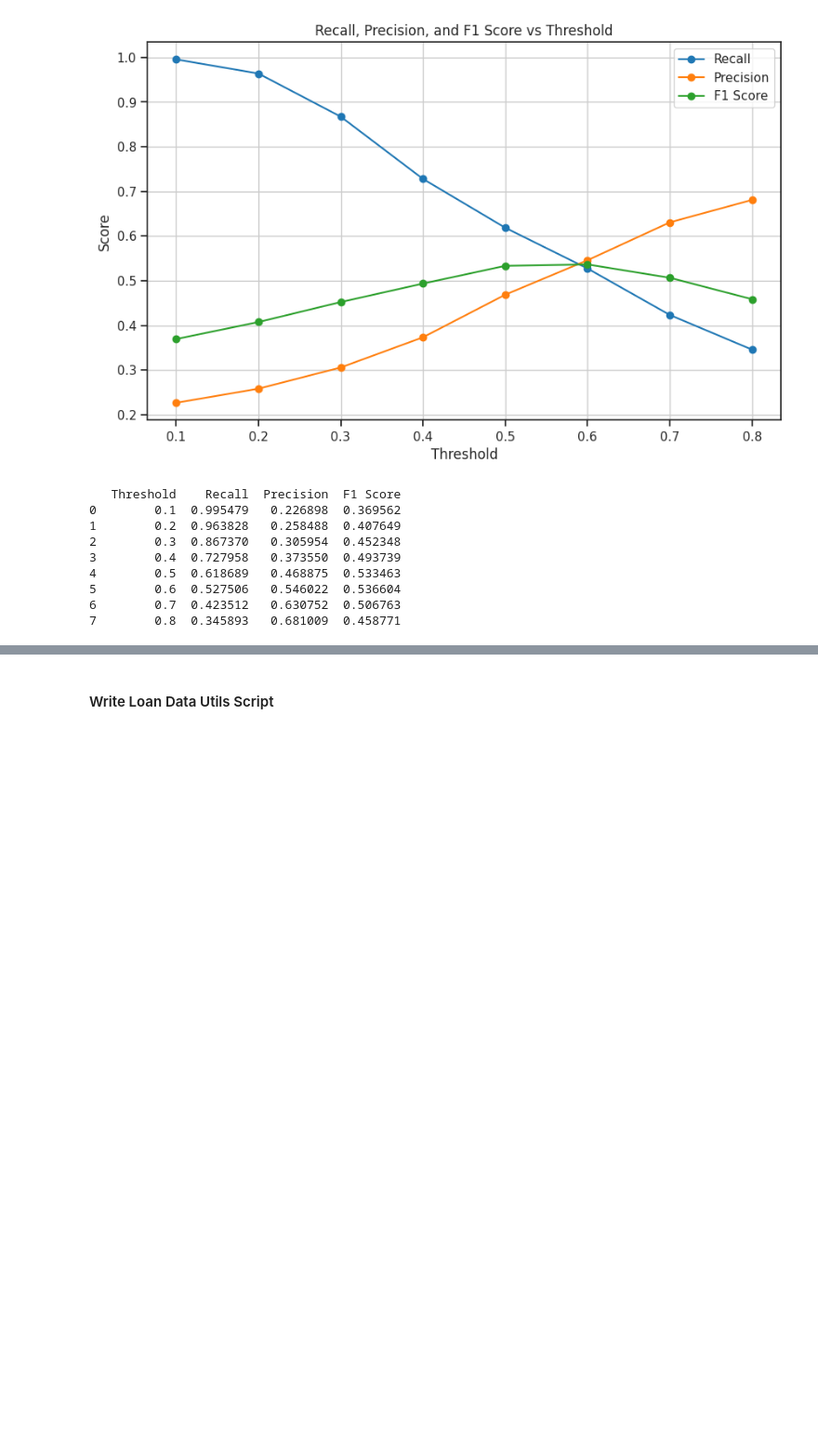
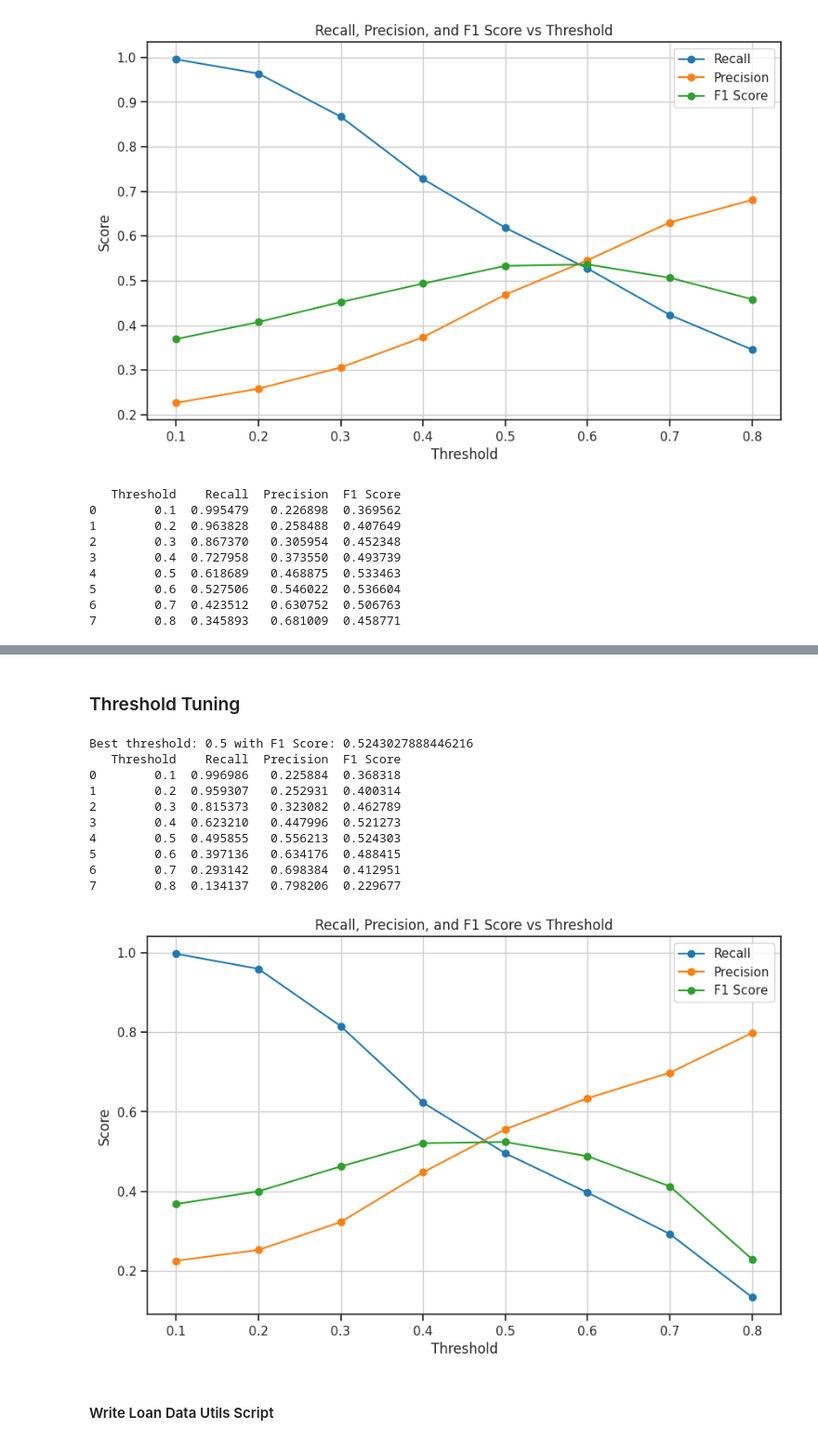
Before and after one commit to micah-shull/Machine_Learning_Pipelines, a Jupyter notebook: pipelines_16_ensemble_02_stacking_02.ipynb, the cells around one changed output, grey strips where cells are left out. Shown: that part at 93% size. Drawn from its saved outputs; the diff is of its cells as text; code cells hidden in the pictures; blank space fills up the shorter version.

Commit message:
Add threshold and hyperparameter tuning to improve performance. Interpret results.

```diff
--- a/pipelines_16_ensemble_02_stacking_02.ipynb
+++ b/pipelines_16_ensemble_02_stacking_02.ipynb
@@ -410,3 +684,69 @@ print(scores_df)
+# %% [markdown]
+### Threshold Tuning
+# %%
+import numpy as np
+from sklearn.metrics import f1_score, recall_score, precision_score
+
+# Define thresholds for fine-tuning
+fine_thresholds = np.arange(0.1, 0.9, 0.1)
+f1_scores = []
+recall_scores = []
+precision_scores = []
+
+best_threshold = 0.25
+best_f1 = 0
+
+for threshold in fine_thresholds:
+    y_pred = (pipeline_2.predict_proba(X_test)[:, 1] >= threshold).astype(int)
+    recall = recall_score(y_test, y_pred, pos_label=1)
+    precision = precision_score(y_test, y_pred, pos_label=1, zero_division=0)
+    f1 = f1_score(y_test, y_pred, pos_label=1)
+
+    recall_scores.append(recall)
+    precision_scores.append(precision)
+    f1_scores.append(f1)
+
+    if f1 > best_f1:
+        best_f1 = f1
+        best_threshold = threshold
+
+print(f'Best threshold: {best_threshold} with F1 Score: {best_f1}')
+
+# Combine fine-tuned thresholds and scores into a dataframe
+scores_df = pd.DataFrame({
+    'Threshold': fine_thresholds,
+    'Recall': recall_scores,
+    'Precision': precision_scores,
+    'F1 Score': f1_scores
+})
+
+print(scores_df)
+
+# Plot Recall, Precision, and F1 Score against different thresholds
+import matplotlib.pyplot as plt
+
+plt.figure(figsize=(10, 6))
+plt.plot(fine_thresholds, recall_scores, marker='o', label='Recall')
+plt.plot(fine_thresholds, precision_scores, marker='o', label='Precision')
+plt.plot(fine_thresholds, f1_scores, marker='o', label='F1 Score')
+plt.title('Recall, Precision, and F1 Score vs Threshold')
+plt.xlabel('Threshold')
+plt.ylabel('Score')
+plt.legend()
+plt.grid(True)
+plt.show()
+# %% [output]
+Best threshold: 0.5 with F1 Score: 0.5243027888446216
+   Threshold    Recall  Precision  F1 Score
+0        0.1  0.996986   0.225884  0.368318
+1        0.2  0.959307   0.252931  0.400314
+2        0.3  0.815373   0.323082  0.462789
+3        0.4  0.623210   0.447996  0.521273
+4        0.5  0.495855   0.556213  0.524303
+5        0.6  0.397136   0.634176  0.488415
+6        0.7  0.293142   0.698384  0.412951
+7        0.8  0.134137   0.798206  0.229677
+[figure, added]
 # %% [markdown]
 #### Write Loan Data Utils Script
 # %%
```
Also changed, not shown: parts of 8 cells of this notebook.
